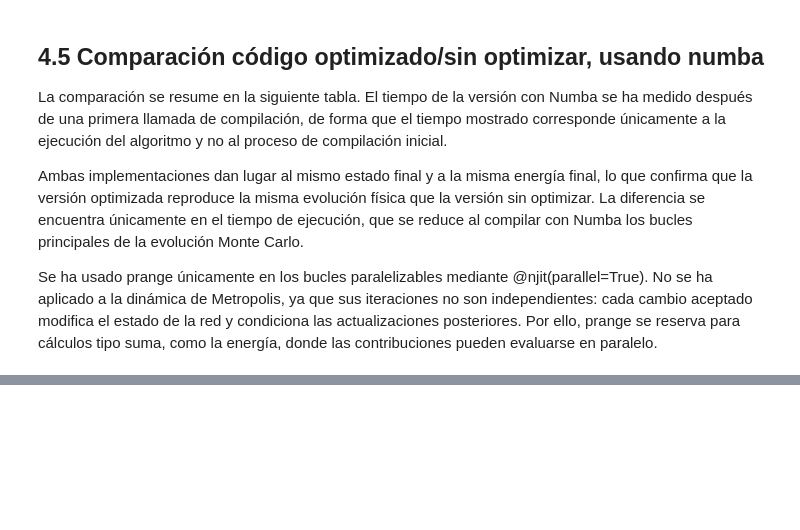
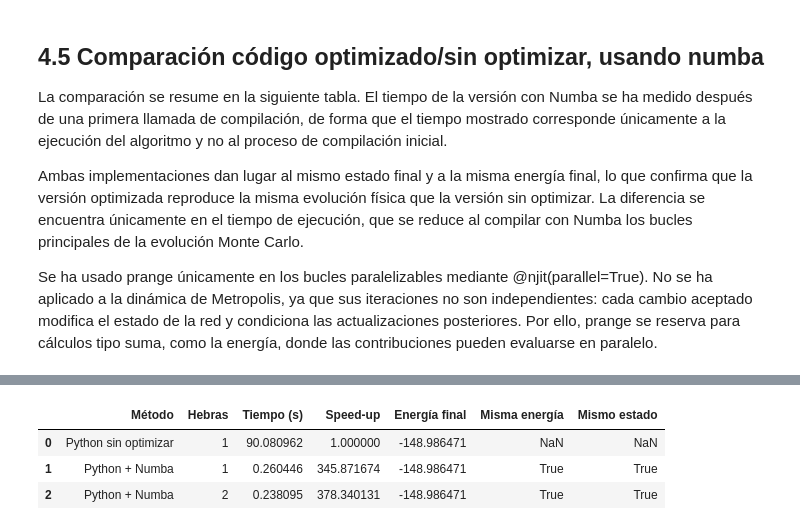
Before and after one commit to marioehercue/Computacional_Mario, a Jupyter notebook: trabajos/laboratorio/Jup_voluntario_hopfield_mariohc.ipynb, the cells around one changed output, grey strips where cells are left out. Cells and saved outputs as stored; diff of their text form; code cells hidden in the pictures; blank space fills up the shorter version.

```diff
--- a/trabajos/laboratorio/Jup_voluntario_hopfield_mariohc.ipynb
+++ b/trabajos/laboratorio/Jup_voluntario_hopfield_mariohc.ipynb
@@ -2378,7 +2379,7 @@ print(f"P = {P}")
 print(f"M = {M}")
 print(f"T = {T}")
 print(f"Pasos Monte Carlo = {num_pasos_mc}")
-print(f"Hilos disponibles para Numba = {get_num_threads()}")
+print(f"Hebras máximas disponibles para Numba = {get_num_threads()}")
 
 patrones = np.array([
     crear_patron_aleatorio(N, prob_activa, rng)
@@ -2420,12 +2421,25 @@ estado_py, energias_py, aceptaciones_py = evolucionar_python(
 t1 = time.perf_counter()
 
 tiempo_python = t1 - t0
+energia_python = energias_py[-1]
 
 # ============================================================
-# Numba optimizado
+# Compilación inicial de Numba
 # ============================================================
 
-# Primera llamada: compila. No se mide.
+# Guardamos primero el número máximo de hebras disponibles
+max_hebras = config.NUMBA_NUM_THREADS
+hebras_a_probar = list(range(1, max_hebras + 1))
+
+print(f"Máximo de hebras disponibles para Numba = {max_hebras}")
+print(f"Hebras que se van a probar: {hebras_a_probar}")
+
+# ============================================================
+# Compilación inicial de Numba
+# ============================================================
+
+set_num_threads(1)
+
 evolucionar_numba(
     estado_inicial,
     pesos,
@@ -2436,39 +2450,56 @@ evolucionar_numba(
     numeros_random
 )
 
-# Segunda llamada: ya ejecuta el código compilado.
-t0 = time.perf_counter()
+# ============================================================
+# Numba con distinto número de hebras
+# ============================================================
 
-estado_nb, energias_nb, aceptaciones_nb = evolucionar_numba(
-    estado_inicial,
-    pesos,
-    umbrales,
-    T,
-    num_pasos_mc,
-    indices_random,
-    numeros_random
-)
+resultados = []
 
-t1 = time.perf_counter()
+resultados.append({
+    "Método": "Python sin optimizar",
+    "Hebras": 1,
+    "Tiempo (s)": tiempo_python,
+    "Speed-up": 1.0,
+    "Energía final": energia_python
+})
 
-tiempo_numba = t1 - t0
+for n_hebras in hebras_a_probar:
 
-misma_energia_final = np.isclose(energias_py[-1], energias_nb[-1])
-mismo_estado_final = np.allclose(estado_py, estado_nb)
+    set_num_threads(n_hebras)
 
-speedup = tiempo_python / tiempo_numba
+    t0 = time.perf_counter()
 
-print("\n========== RESULTADOS ==========")
-print(f"Energía final Python = {energias_py[-1]:.6f}")
-print(f"Energía final Numba  = {energias_nb[-1]:.6f}")
+    estado_nb, energias_nb, aceptaciones_nb = evolucionar_numba(
+        estado_inicial,
+        pesos,
+        umbrales,
+        T,
+        num_pasos_mc,
+        indices_random,
+        numeros_random
+    )
 
-print(f"\n¿Misma energía final? {misma_energia_final}")
-print(f"¿Mismo estado final?  {mismo_estado_final}")
+    t1 = time.perf_counter()
 
-print("\n========== TIEMPOS ==========")
-print(f"Tiempo Python sin optimizar = {tiempo_python:.6f} s")
-print(f"Tiempo Numba optimizado     = {tiempo_numba:.6f} s")
-print(f"Speed-up                    = {speedup:.2f}")
+    tiempo_numba = t1 - t0
+    speedup = tiempo_python / tiempo_numba
+
+    misma_energia = np.isclose(energia_python, energias_nb[-1])
+    mismo_estado = np.allclose(estado_py, estado_nb)
+
+    resultados.append({
+        "Método": "Python + Numba",
+        "Hebras": get_num_threads(),
+        "Tiempo (s)": tiempo_numba,
+        "Speed-up": speedup,
+        "Energía final": energias_nb[-1],
+        "Misma energía": misma_energia,
+        "Mismo estado": mismo_estado
+    })
+
+tabla_resultados = pd.DataFrame(resultados)
+tabla_resultados
 # %% [output]
 ========== COMPARACIÓN HOPFIELD ==========
 N = 40
@@ -2491,0 +2513,4 @@ Speed-up                    = 141.91
+|  | Método | Hebras | Tiempo (s) | Speed-up | Energía final | Misma energía | Mismo estado |
+| 0 | Python sin optimizar | 1 | 90.080962 | 1.000000 | -148.986471 | NaN | NaN |
+| 1 | Python + Numba | 1 | 0.260446 | 345.871674 | -148.986471 | True | True |
+| 2 | Python + Numba | 2 | 0.238095 | 378.340131 | -148.986471 | True | True |
```
Also changed, not shown: parts of 8 cells of this notebook.
